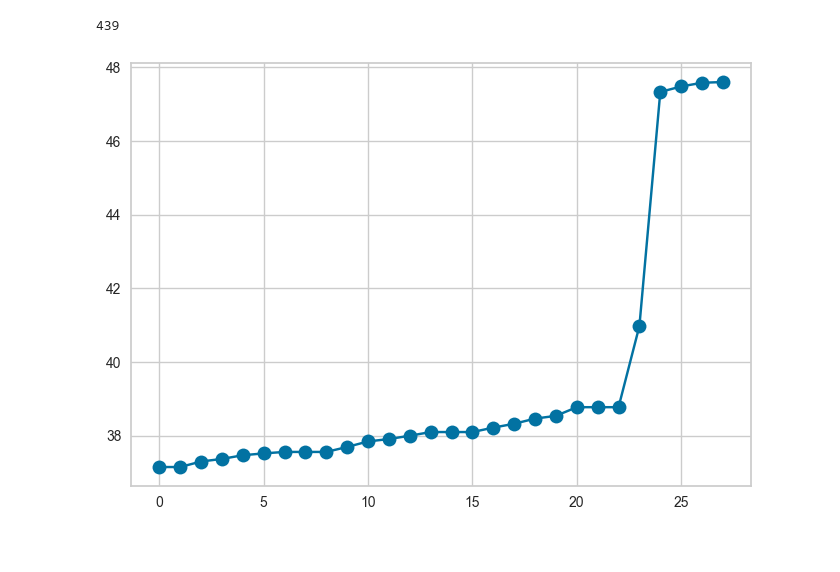
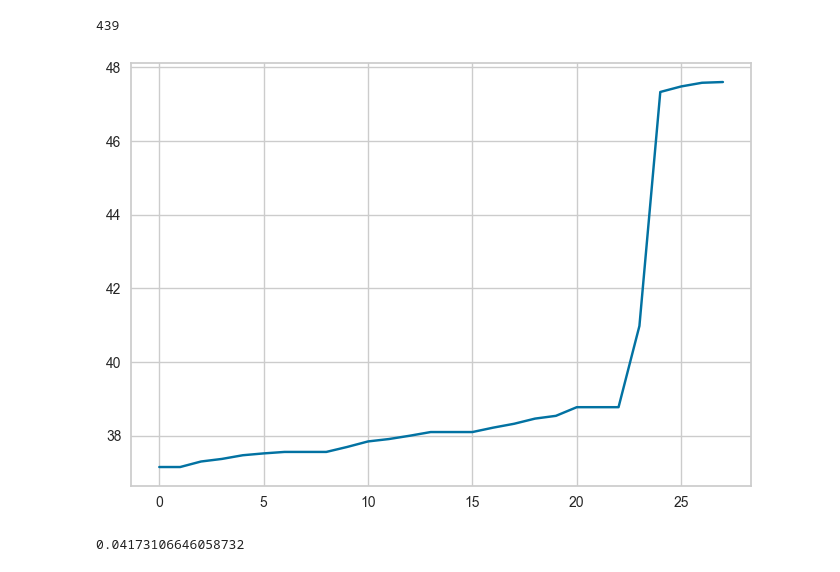
Before and after one commit to JoeZhao527/cl-bricks, a Jupyter notebook: notebooks/data_check.ipynb, the cells around one changed output. Saved outputs shown, nothing was run; the diff lists cells and outputs as text; code cells hidden in the pictures.

```diff
--- a/notebooks/data_check.ipynb
+++ b/notebooks/data_check.ipynb
@@ -32,11 +32,11 @@ listtestfile[178350]
 # %%
-len(pickle.loads(zipftest.read("test_X/test_X304021.pkl"))['v'])
+# len(pickle.loads(zipftest.read("test_X/test_X304021.pkl"))['v'])
 # %% [output]
 439
 # %%
 t = pickle.loads(zipf.read('train_X/'+train_y.filename[1130]))['t'].astype('timedelta64[s]').astype(int)
 v = pickle.loads(zipf.read('train_X/'+train_y.filename[1130]))['v']
-plt.plot(v, marker=".", markersize=20)
-plt.show()
+# plt.plot(v)
+# plt.show()
 # %% [output]
-[figure, old version]
+[figure, new version]
@@ -42,0 +76,4 @@ plt.show()
+# %%
+1/((ts1[1]-ts1[0])/3600)
+# %% [output]
+0.04173106646058732
```
Also changed, not shown: parts of 9 cells of this notebook, 5 other files.
